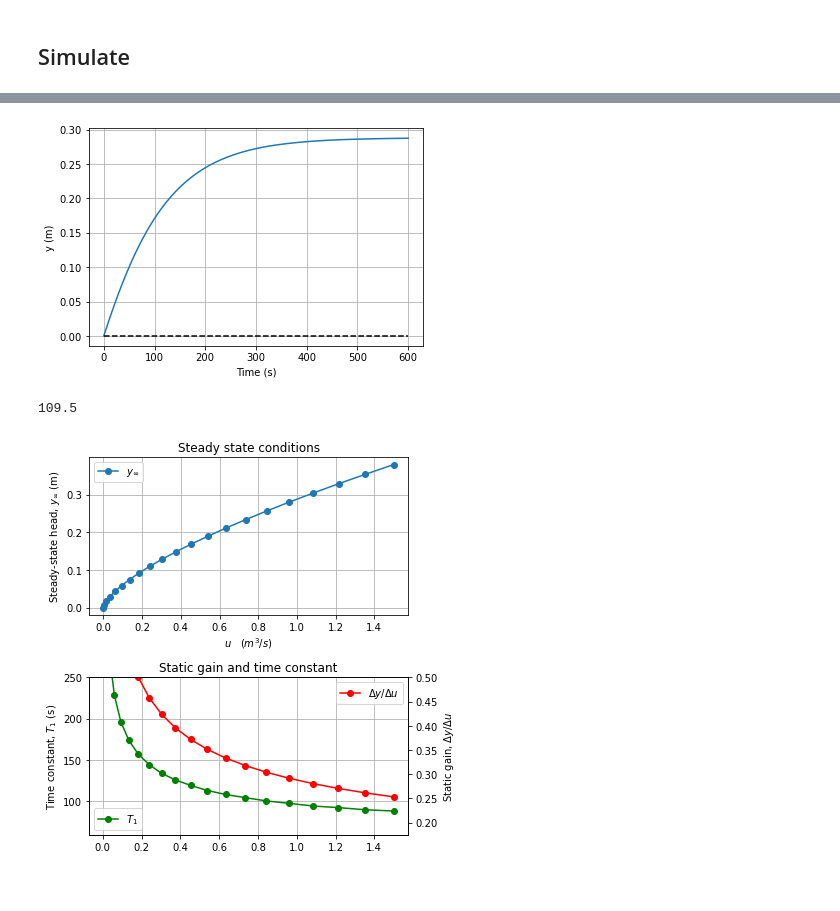
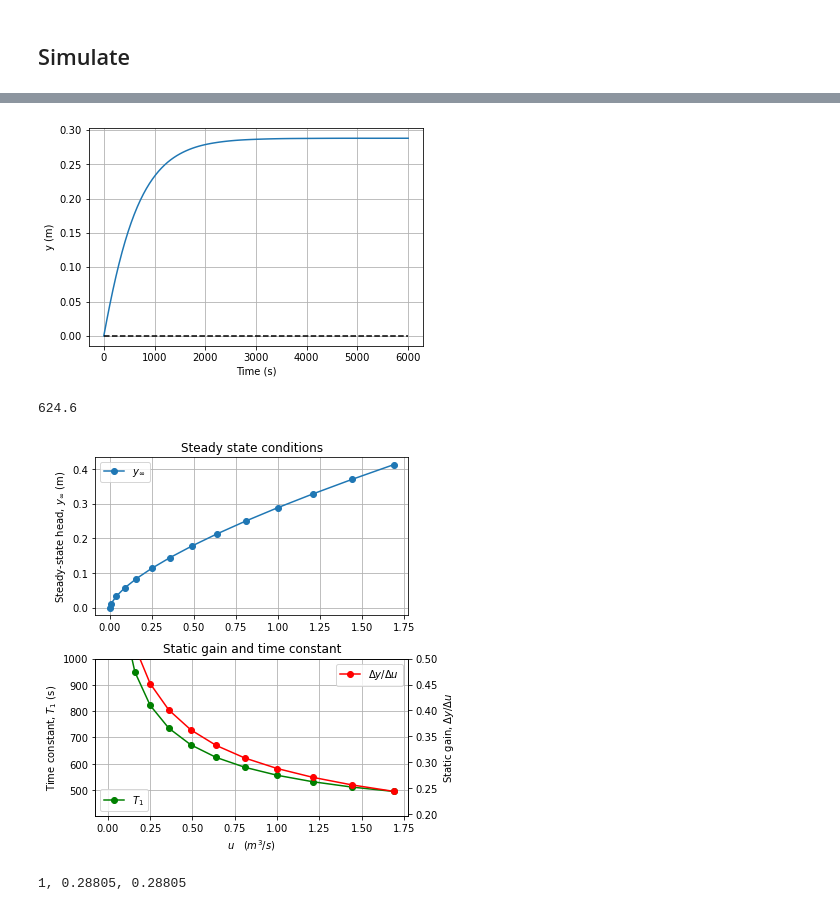
Before and after one commit to billtubbs/nl-sys-id, a Jupyter notebook: Non-linear-dynamic-model-storage-pond.ipynb, the cells around one changed output, grey strips where cells are left out. Cells and saved outputs as stored; diff of their text form; code cells hidden in the pictures.

```diff
--- a/Non-linear-dynamic-model-storage-pond.ipynb
+++ b/Non-linear-dynamic-model-storage-pond.ipynb
@@ -115,11 +125,19 @@ round(R0, 3)
 # %%
-c = np.pi * np.tan(np.deg2rad(a))  # constant
+d = 5   # height of weir from deepest point (m)
+alpha = 10  # inclination of pond walls from vertical (deg)
+b = 2   # width of the weir (m)
+c = np.tan(np.deg2rad(alpha)) ** 2 / np.pi  # a constant
 
+# State-space model equations
 def f(x, u):
+    """Continuous time dynamics
+    """
     assert np.all(x < 0.33 * b), "Out of bounds"
-    return (u - 3.33 * (b - 0.2 * x) * x ** 1.5 ) / (c * (x + d) **2)
+    return c * (u - 3.33 * (b - 0.2 * x) * x ** 1.5 ) / (x + d) ** 2
 
 def g(x):
+    """Measurement function
+    """
     return x
 
 assert(f(0, 0) == 0)
@@ -195,8 +219,8 @@ round(tau, 1)
 # Response to step in inflow (x0 = 0)
 x = 0
 u = 1
-t_span = [0, 10*60]  # seconds
-dt = 5  # seconds
+t_span = [0, 100*60]  # seconds
+dt = 60  # seconds
 N = np.diff(t_span) / dt + 1
 
 fun = lambda t, x: f(x, u)
@@ -210,7 +234,7 @@ plt.ylabel('y (m)')
 plt.hlines(0, *t_span, linestyle='--', color='k')
 plt.grid()
 # %% [output]
-[figure, old version]
+[figure, new version]
 # %%
 # Estimate time constant
 t_settle_f = interp1d(res.y[0], t_eval)
@@ -218,12 +242,13 @@ y_63pct = res.y[0][-1] * 0.63
 tau = t_settle_f(y_63pct).item()
 round(tau, 1)
 # %% [output]
-109.5
+624.6
 # %%
 # Calculate steady-state conditions
 # Response to step in inflow (x0 = 0)
 x = 0
-u_values = np.linspace(0, np.sqrt(1.5), 21) ** 2
+u_values = np.linspace(0, np.sqrt(1.5), 16) ** 2
+u_values = np.linspace(0, 1.3, 14) ** 2
 
 t_span = [0, 100*60]  # seconds
 dt = 5  # seconds
@@ -264,33 +289,40 @@ np.seterr(over='raise')
 static_gains = y_steady_state / u_values
 np.seterr(**old_settings)  # reset to default
 
 labels = ["$y_{\infty}$", "$\Delta{y}/\Delta{u}$", "$T_1$"]
 
 fig, axes = plt.subplots(2, 1, figsize=(6, 6))
 
 ax1 = axes[0]
 ax1.plot(u_values, y_steady_state, 'o-', label=labels[0])
-ax1.set_xlabel('$u \quad (m^3/s)$')
 ax1.set_ylabel(f"Steady-state head, {labels[0]} (m)")
 ax1.legend()
 ax1.grid()
 ax1.set_title('Steady state conditions')
 
 ax2 = axes[1]
 ax2.plot(u_values, time_constants, 'go-', label=labels[2])
-ax2.set_ylim([None, 250])
+ax2.set_ylim([None, 1000])
+ax2.set_xlabel('$u \quad (m^3/s)$')
 ax2.set_ylabel(f"Time constant, {labels[2]} (s)")
 ax2.legend(loc='lower left')
 ax2.grid()
 ax2.set_title('Static gain and time constant')
 
 ax3 = ax2.twinx()
 ax3.plot(u_values, static_gains, 'ro-', label=labels[1])
 ax3.set_ylim([None, 0.5])
 ax3.set_ylabel(f"Static gain, {labels[1]}")
 ax3.legend(loc='upper right')
 
 plt.tight_layout()
 plt.show()
 # %% [output]
-[figure, old version]
+[figure, new version]
+# %%
+# Define nominal operating point
+u_nop, x_nop = 1, y_steady_state[u_values == 1].item()
+y_nop = g(x_nop)
+print(f"{u_nop}, {x_nop:.5f}, {y_nop:.5f}")
+# %% [output]
+1, 0.28805, 0.28805
```
Also changed, not shown: parts of 14 cells of this notebook, 1 other file.
